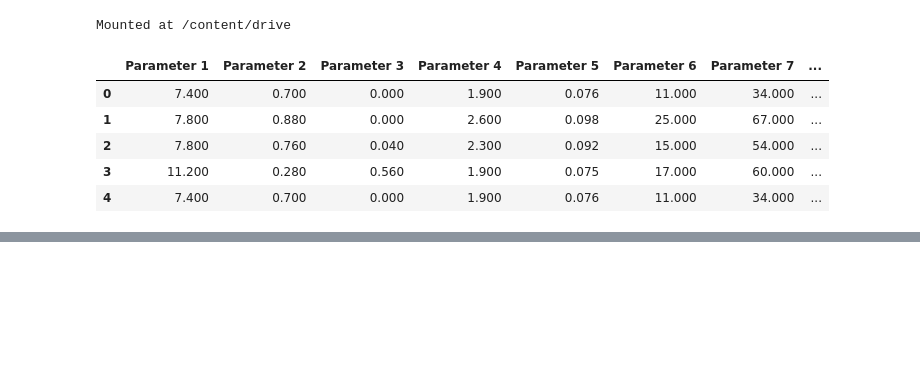
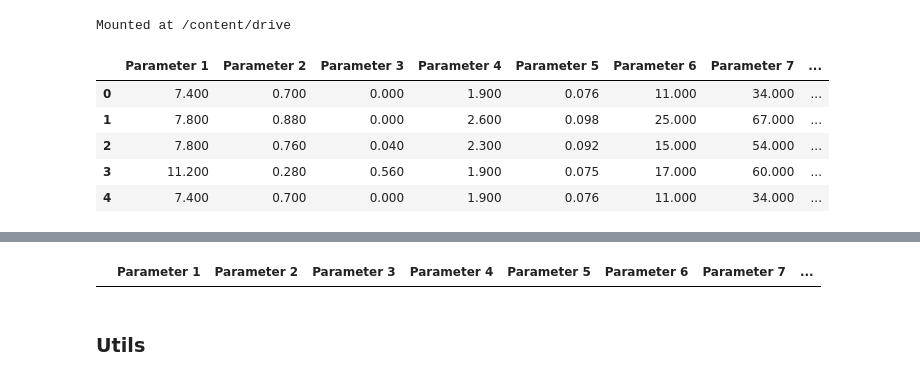
Before and after one commit to Rajesh2015/Neural-Networks-Projects, a Jupyter notebook: Introduction to Neural Networks/Introduction_to_Neural_Networks.ipynb, the cells around one changed output, grey strips where cells are left out. Drawn from its saved outputs; the diff is of its cells as text; code cells hidden in the pictures; blank space fills up the shorter version.

```diff
--- a/Introduction to Neural Networks/Introduction_to_Neural_Networks.ipynb
+++ b/Introduction to Neural Networks/Introduction_to_Neural_Networks.ipynb
@@ -53,0 +155,8 @@ signal_df.head()
+# %%
+# dropping duplicate values
+signal_df.drop_duplicates(keep=False,inplace=True)
+signal_df[signal_df.duplicated()]
+# %% [output]
+|  | Parameter 1 | Parameter 2 | Parameter 3 | Parameter 4 | Parameter 5 | Parameter 6 | Parameter 7 | ... |
+# %% [markdown]
+### Utils
```
Also changed, not shown: parts of 15 cells of this notebook.
